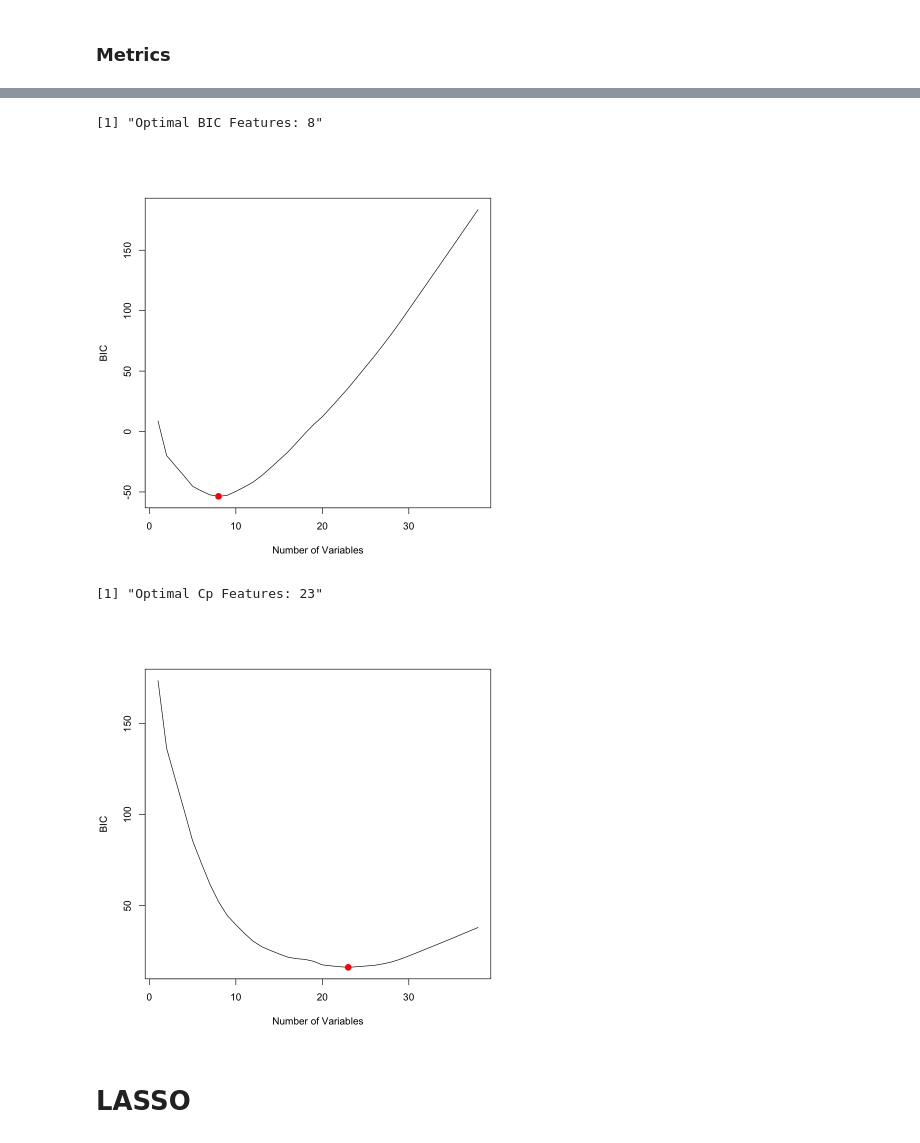
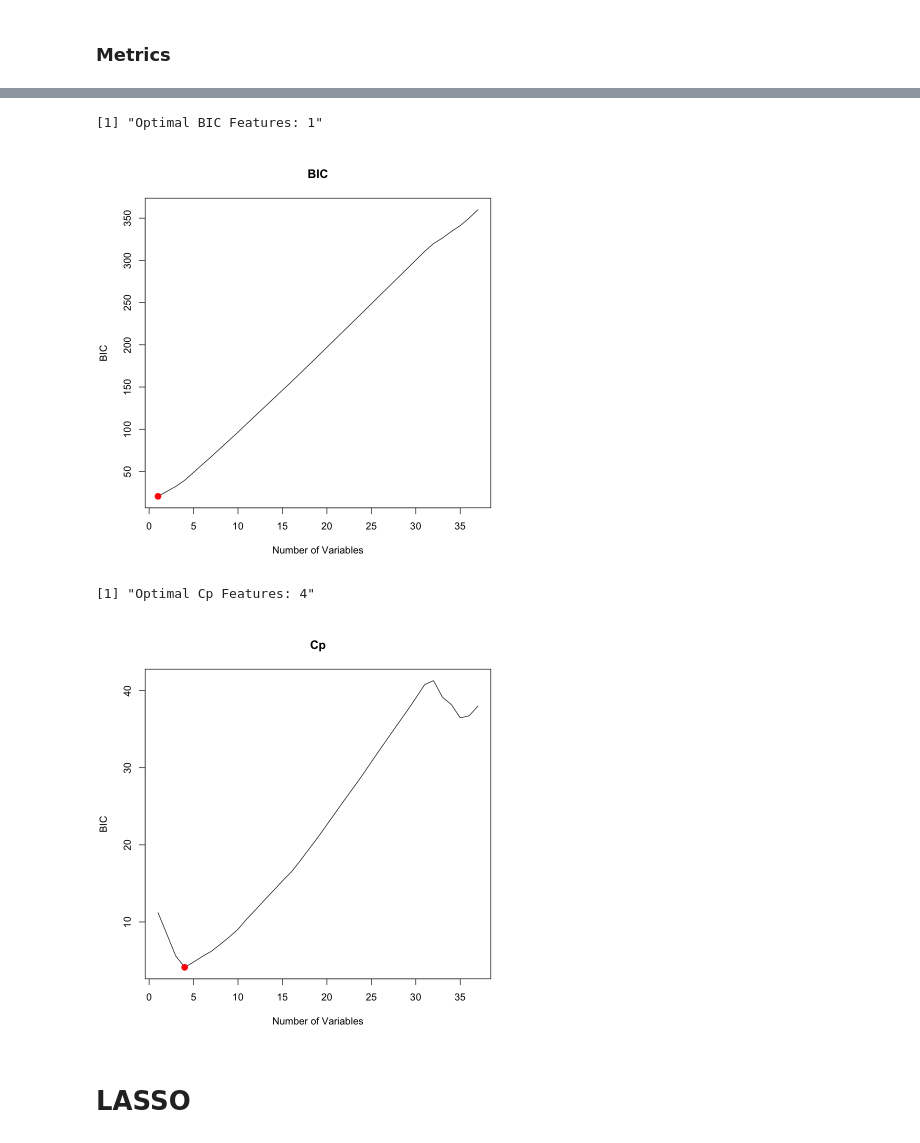
Before and after one commit to sophiarutman/stocks-and-movies, a Jupyter notebook: feature_selection_stocks.ipynb, the cells around one changed output, grey strips where cells are left out. Drawn from its saved outputs; the diff is of its cells as text; code cells hidden in the pictures.

```diff
--- a/feature_selection_stocks.ipynb
+++ b/feature_selection_stocks.ipynb
@@ -84,7 +44,7 @@ formula <- as.formula("Box.Office ~ SPX + XOM + DIS + PFE + HUBB + BIO + CMCSA +
                         ZION + AAPL + T + BBY + RGEN + ORCL + FCNCA +
                         CERN + TECH + QCOM + JBL + NATI + NFLX + GOOG +
                         DISCA + VIAC + LDOS + MASI + ENPH + VOYA + WIX +
-                        SAGE + KEYS + YETI + UBER + FOUR + INFA + Open + High + Low + Adj.Close + Volume")
+                        SAGE + KEYS + YETI + UBER + Open + High + Low + Adj.Close + Volume")
 
 #formula <- as.formula("Box.Office ~ .")
 # %% [markdown]
@@ -242,19 +190,19 @@ paste0("Optimal R2 Features: ", m)
 # %%
 m = which.min(reg.summary$bic)
-plot(reg.summary$bic, xlab = "Number of Variables", ylab = "BIC", type = "l")
+plot(reg.summary$bic, xlab = "Number of Variables", ylab = "BIC", type = "l", main = "BIC")
 points(m, reg.summary$bic[m], col = "red", cex = 2, pch = 20)
 paste0("Optimal BIC Features: ", m)
 # %% [output]
-[1] "Optimal BIC Features: 8"
+[1] "Optimal BIC Features: 1"
-[figure, old version]
+[figure, new version]
 # %%
 m = which.min(reg.summary$cp)
-plot(reg.summary$cp, xlab = "Number of Variables", ylab = "BIC", type = "l")
+plot(reg.summary$cp, xlab = "Number of Variables", ylab = "BIC", type = "l", main = "Cp")
 points(m, reg.summary$cp[m], col = "red", cex = 2, pch = 20)
 paste0("Optimal Cp Features: ", m)
 # %% [output]
-[1] "Optimal Cp Features: 23"
+[1] "Optimal Cp Features: 4"
-[figure, old version]
+[figure, new version]
 # %% [markdown]
 # LASSO
 # %%
```
Also changed, not shown: parts of 17 cells of this notebook, 1 other file.
